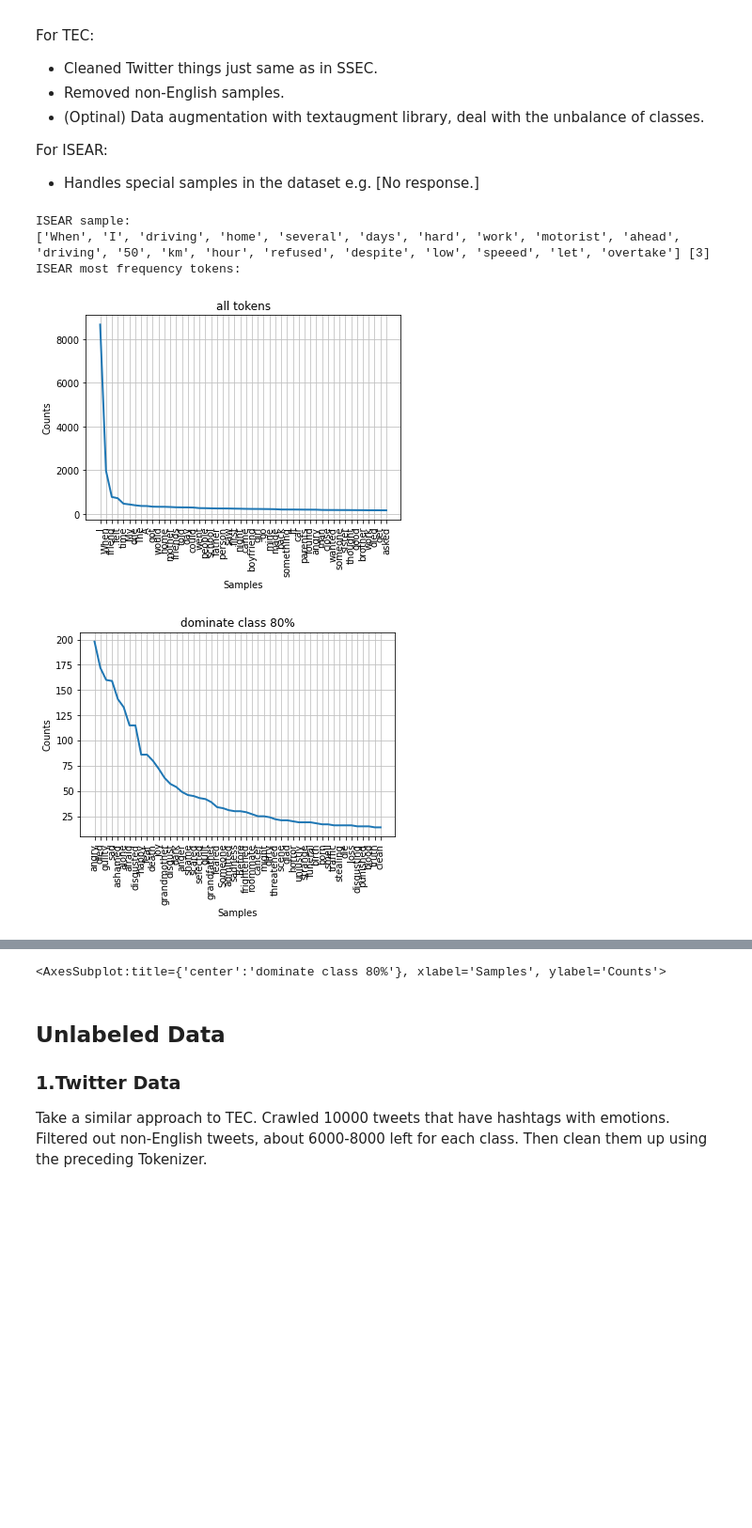
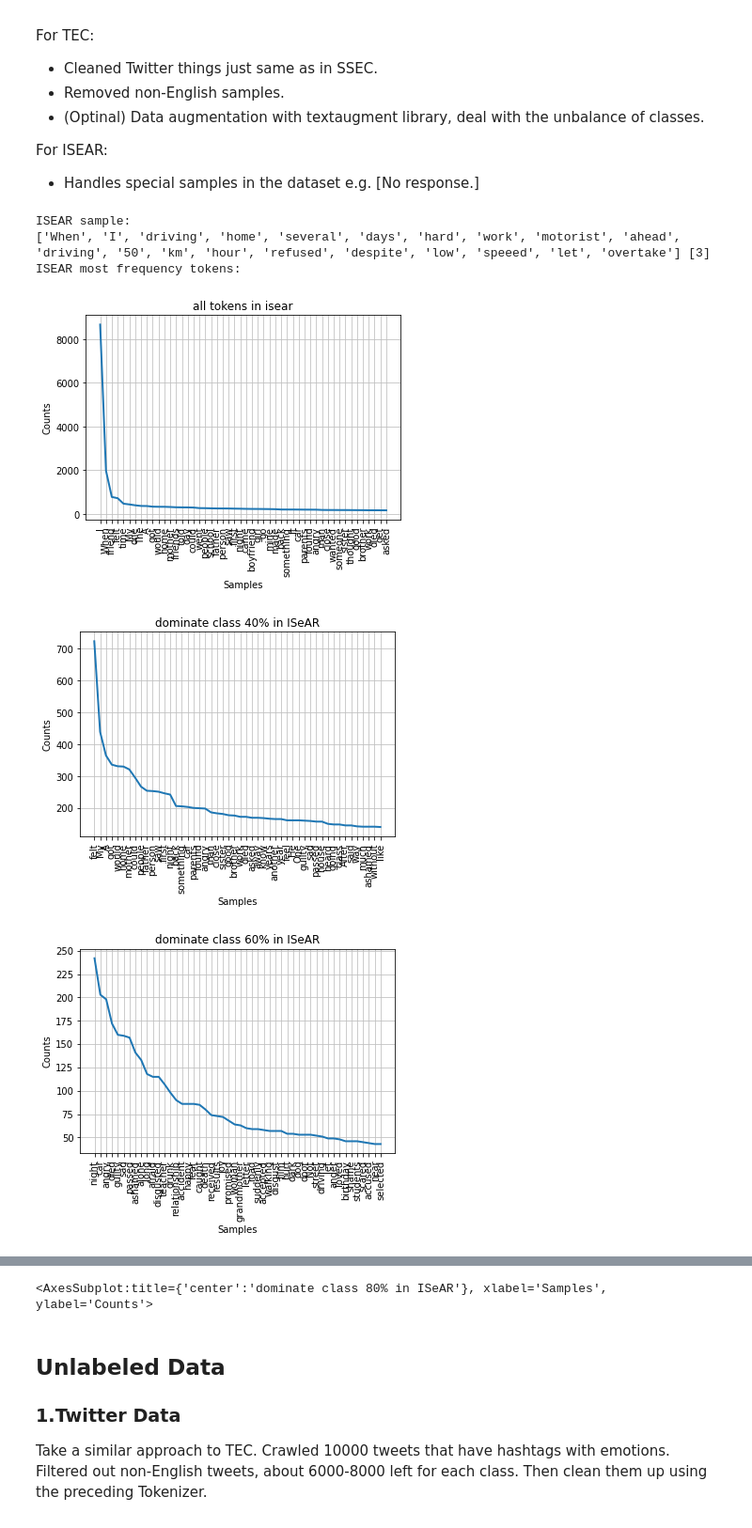
Before and after one commit to Fireblossom/master_data_collection, a Jupyter notebook: RLANS/25.11.ipynb, the cells around one changed output, grey strips where cells are left out. Shown at 94% size. Cells and saved outputs as stored; diff of their text form; code cells hidden in the pictures; blank space fills up the shorter version.

```diff
--- a/RLANS/25.11.ipynb
+++ b/RLANS/25.11.ipynb
@@ -36,16 +36,19 @@ For ISEAR:
 # %%
 import pre.load_data as load_data
 tec_data, isear_data, ssec_data = load_data.load_data()
 print('ISEAR sample:')
 print(isear_data.get_data()[1], isear_data.get_target()[1])
 
 freq_dist_nltk_0, freq_dist_nltk_40, freq_dist_nltk_60, freq_dist_nltk_80 = load_data.get_freq_plot('isear')
 print('ISEAR most frequency tokens:')
-freq_dist_nltk_0.plot(50, cumulative=False, title="all tokens")
-freq_dist_nltk_80.plot(50, cumulative=False, title="dominate class 80%")
+freq_dist_nltk_0.plot(50, cumulative=False, title="all tokens in isear")
+freq_dist_nltk_40.plot(50, cumulative=False, title="dominate class 40% in ISeAR")
+freq_dist_nltk_60.plot(50, cumulative=False, title="dominate class 60% in ISeAR")
+freq_dist_nltk_80.plot(50, cumulative=False, title="dominate class 80% in ISeAR")
 # %% [output]
 ISEAR sample:
 ['When', 'I', 'driving', 'home', 'several', 'days', 'hard', 'work', 'motorist', 'ahead', 'driving', '50', 'km', 'hour', 'refused', 'despite', 'low', 'speeed', 'let', 'overtake'] [3]
 ISEAR most frequency tokens:
-[figure, old version]
+[figure, new version]
-[figure, old version]
+[figure, new version]
+[figure, added]
@@ -52,4 +56,4 @@ ISEAR most frequency tokens:
-<AxesSubplot:title={'center':'dominate class 80%'}, xlabel='Samples', ylabel='Counts'>
+<AxesSubplot:title={'center':'dominate class 80% in ISeAR'}, xlabel='Samples', ylabel='Counts'>
 # %% [markdown]
 ## Unlabeled Data
 
```
Also changed, not shown: parts of 5 cells of this notebook.
